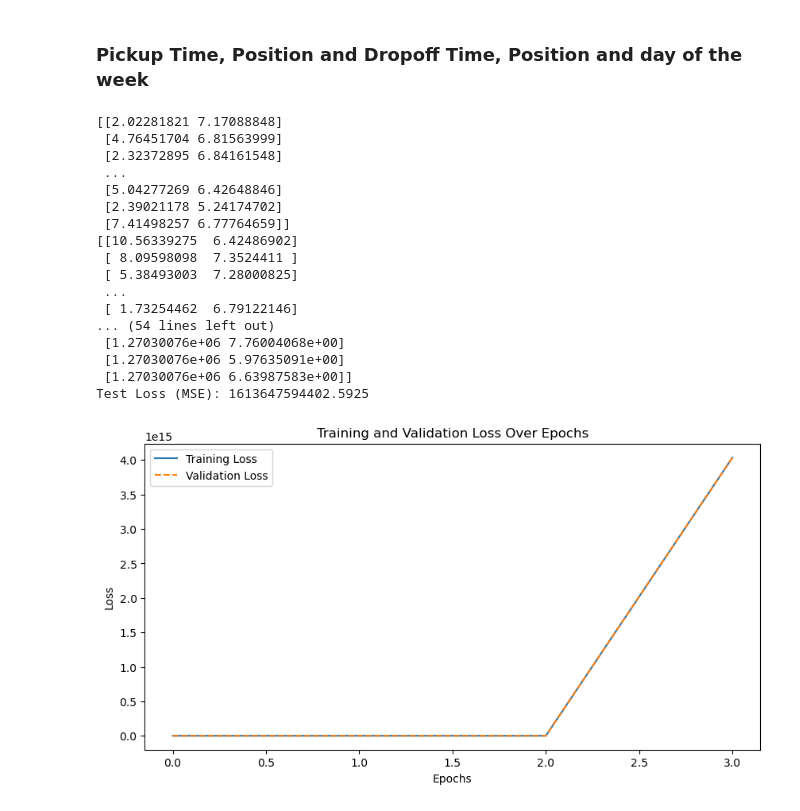
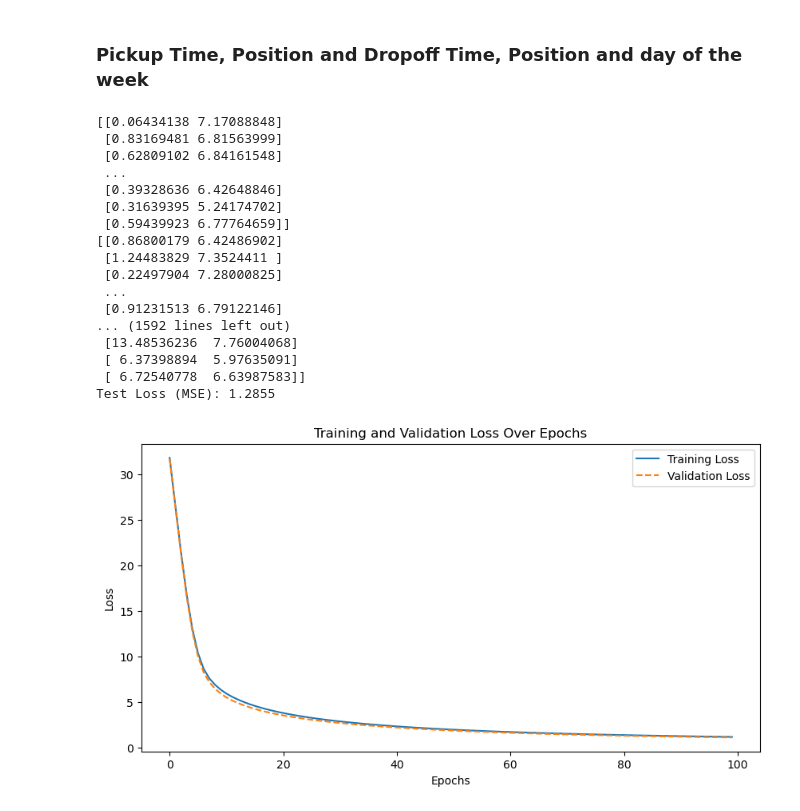
Before and after one commit to baileytnguyen/cse6363-assignment2, a Jupyter notebook: my_nn_library.ipynb, the cells around one changed output. Saved outputs shown, nothing was run; the diff lists cells and outputs as text; code cells hidden in the pictures.

Commit message:
stuff for all models work but its weird

```diff
--- a/my_nn_library.ipynb
+++ b/my_nn_library.ipynb
@@ -231,10 +227,18 @@ def add_day_of_week(df):
     df["dropoff_day_of_week"] = df["dropoff_datetime"].dt.dayofweek
     return df
 
-# function to perform split date time and add day of week given dataframe
+# create function to normalize all numerical features to same scale
+# should only be applied to numerical features
+def normalize_numerical_features(df):
+    numerical_features = df.select_dtypes(include=[np.number]).columns
+    df[numerical_features] = (df[numerical_features] - df[numerical_features].mean()) / df[numerical_features].std()
+    return df
+
+# function to perform split date time and add day of week given dataframe and normalize features
 def preprocess_data(df):
     df = split_datetime(df)
     df = add_day_of_week(df)
+    df = normalize_numerical_features(df)
     return df
 
 # preprocess the training and test data
@@ -481,10 +478,9 @@ model3.add(ReLU())
 model3.add(LinearLayer(12, 12))
 model3.add(ReLU())
 model3.add(LinearLayer(12, 1))
-##model3.add(ReLU())
 
 # Training Setup
-epochs_model3 = 100
+epochs_model3 = 1000
 learning_rate_model3 = 0.01
 loss_function_model3 = MeanSquaredErrorLoss()
 
@@ -510,46 +506,46 @@ for epoch_model3 in range(epochs_model3):
 
     # Early stopping
     if loss_model3 < best_loss_model3:
         best_loss_model3 = loss_model3
         stagnation_model3 = 0
         print(f"Saving model at epoch {epoch_model3} with loss {loss_model3:.4f}")
         model3.save_weights("best_model3")
     else:
         stagnation_model3 += 1
         if stagnation_model3 >= patience_model3:
             print("Early stopping triggered.")
             break
 
 # Load best model and evaluate on test set
 test_predictions_model3 = model3.forward(model3_x_test)
 test_loss_model3 = loss_function_model3.forward(test_predictions_model3, y_test)
 print(f"Test Loss (MSE): {test_loss_model3:.4f}")
 
 # Plot Training and Validation Loss
 plt.figure(figsize=(10, 5))
 plt.plot(losses_model3, label='Training Loss')
 plt.plot(val_losses_model3, label='Validation Loss', linestyle='dashed')
 plt.xlabel('Epochs')
 plt.ylabel('Loss')
 plt.title('Training and Validation Loss Over Epochs')
 plt.legend()
 plt.show()
 # %% [output]
-[[2.02281821 7.17088848]
- [4.76451704 6.81563999]
- [2.32372895 6.84161548]
+[[0.06434138 7.17088848]
+ [0.83169481 6.81563999]
+ [0.62809102 6.84161548]
  ...
- [5.04277269 6.42648846]
- [2.39021178 5.24174702]
- [7.41498257 6.77764659]]
-[[10.56339275  6.42486902]
- [ 8.09598098  7.3524411 ]
- [ 5.38493003  7.28000825]
+ [0.39328636 6.42648846]
+ [0.31639395 5.24174702]
+ [0.59439923 6.77764659]]
+[[0.86800179 6.42486902]
+ [1.24483829 7.3524411 ]
+ [0.22497904 7.28000825]
  ...
- [ 1.73254462  6.79122146]
-... (54 lines left out)
- [1.27030076e+06 7.76004068e+00]
- [1.27030076e+06 5.97635091e+00]
- [1.27030076e+06 6.63987583e+00]]
-Test Loss (MSE): 1613647594402.5925
+ [0.91231513 6.79122146]
+... (1592 lines left out)
+ [13.48536236  7.76004068]
+ [ 6.37398894  5.97635091]
+ [ 6.72540778  6.63987583]]
+Test Loss (MSE): 1.2855
-[figure, old version]
+[figure, new version]
```
Also changed, not shown: parts of 4 cells of this notebook.
